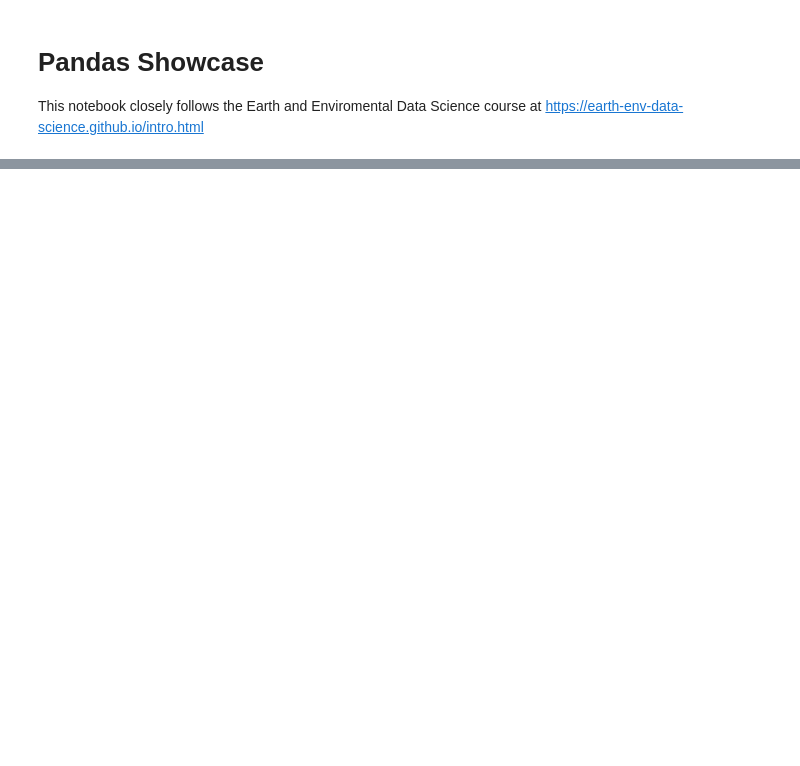
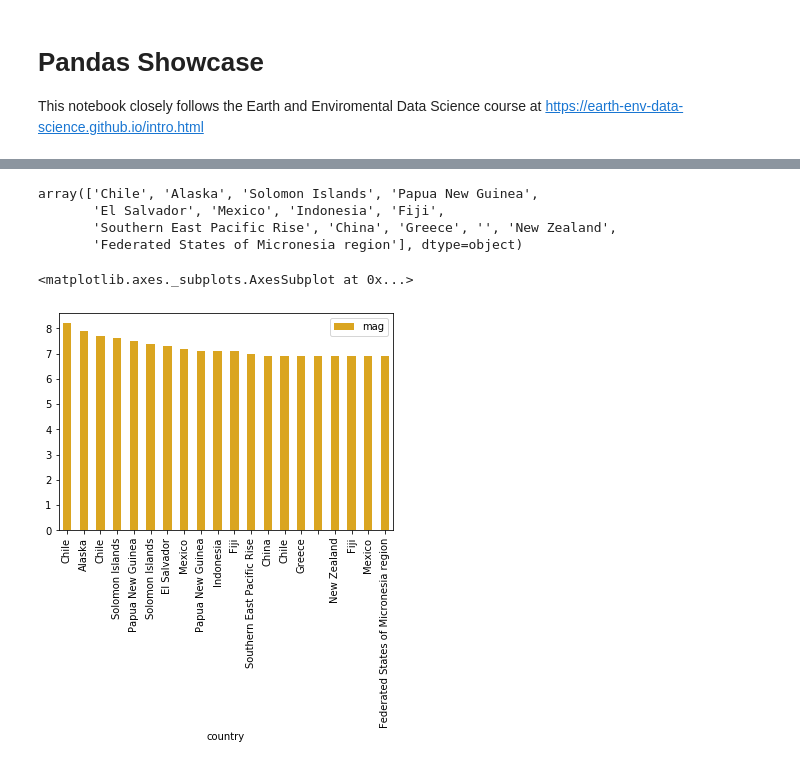
Before and after one commit to philipc2/CDDS-Python, a Jupyter notebook: Earth and Environmental Data Science Tutorial/Pandas.ipynb, the cells around one changed output, grey strips where cells are left out. Saved outputs shown, nothing was run; the diff lists cells and outputs as text; code cells hidden in the pictures; blank space fills up the shorter version.

```diff
--- a/Earth and Environmental Data Science Tutorial/Pandas.ipynb
+++ b/Earth and Environmental Data Science Tutorial/Pandas.ipynb
@@ -32,2 +17,8 @@ data = pd.read_csv(url)
 # %%
 # 2) Re-read the data in such a way that all date columns are identified as dates and the earthquake ID is used as the index
+
+# Convert the time to dates
+data['time'] = pd.to_datetime(data['time']).dt.date
+
+# Set the earthquake ID as the index
+data.set_index('id')
@@ -36,0 +54,8 @@ Test
+# %%
+# 4) Use nlargest to get the top 20 earthquakes by magnitude
+
+# Store the 20 largest earthquakes by magnitude
+largestEQ = data.nlargest(20, 'mag')
+
+# Access the state / country information
+largestEQ['place']
@@ -36,0 +80,18 @@ Test
+# %%
+# 5) Extract the state or country using Pandas text data functions
+
+# Split the string along the comma
+splitPlace = largestEQ['place'].str.split(', ')
+
+# Store all the countries by doing some simple operations
+countryList = []
+for place in splitPlace:
+    if(len(place) == 1):
+        countryList.append(place[0])
+    else:
+        countryList.append(place[1])
+
+countryList
+
+# Create a new column called country
+largestEQ['country'] = countryList
@@ -36,0 +105,15 @@ Test
+# %%
+# 6) Display each unique value from the new column
+
+largestEQ['country'].unique()
+# %% [output]
+array(['Chile', 'Alaska', 'Solomon Islands', 'Papua New Guinea',
+       'El Salvador', 'Mexico', 'Indonesia', 'Fiji',
+       'Southern East Pacific Rise', 'China', 'Greece', '', 'New Zealand',
+       'Federated States of Micronesia region'], dtype=object)
+# %%
+# 7) Make a bar chart of the top 5 earthquake magnitudes vs country/state
+largestEQ.plot.bar(x = 'country', y = 'mag', color = 'goldenrod')
+# %% [output]
+<matplotlib.axes._subplots.AxesSubplot at 0x...>
+[figure, added]
```
Also changed, not shown: parts of 11 cells of this notebook, 2 other files.
